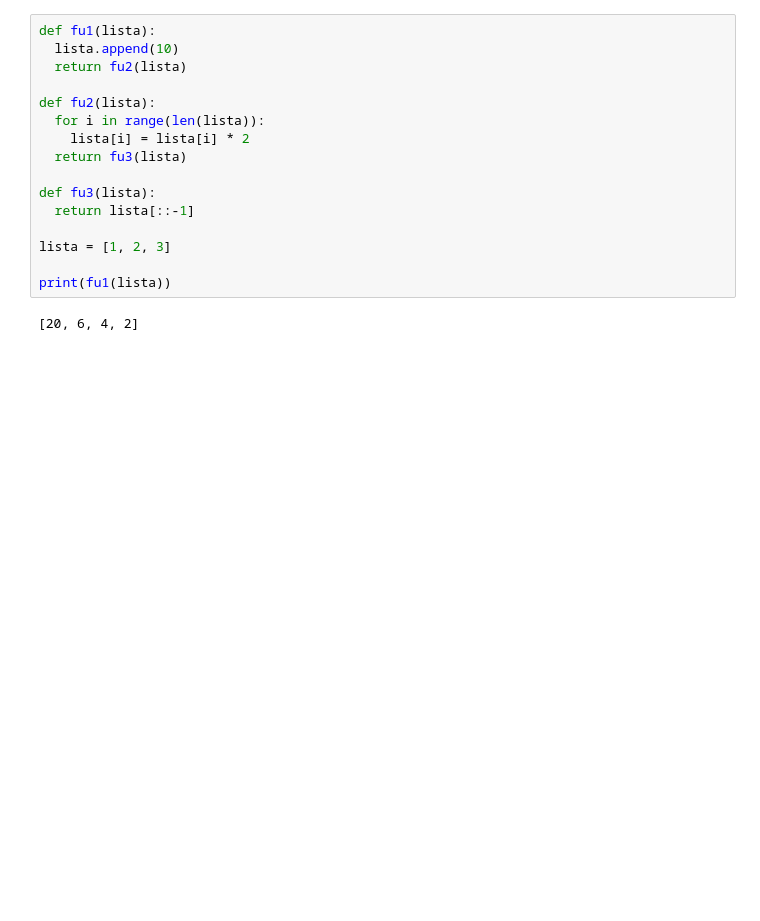
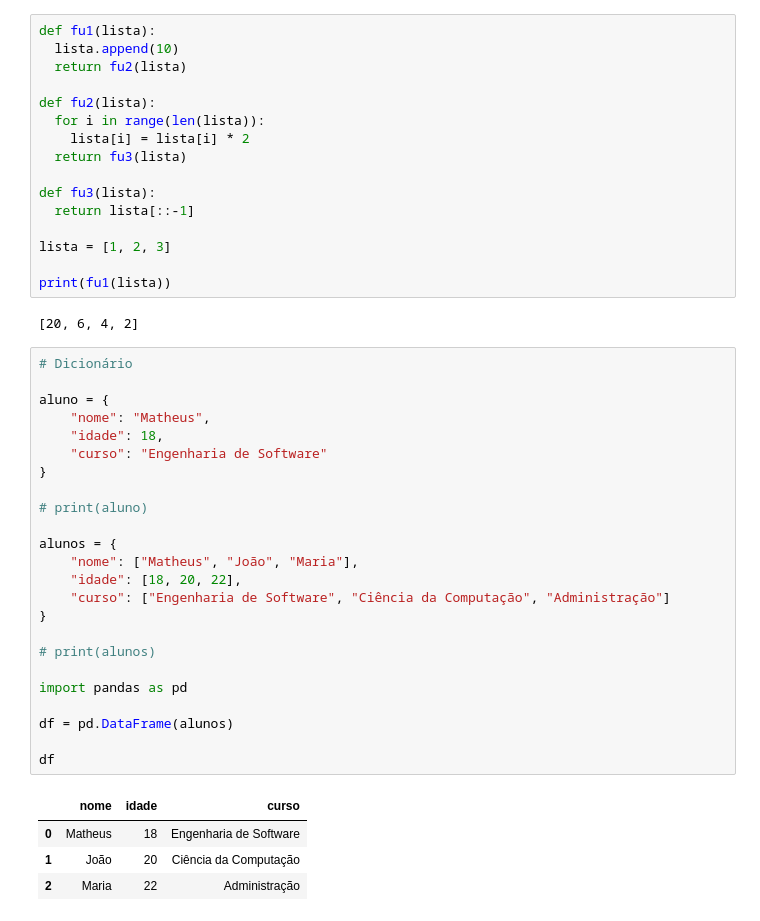
Before and after one commit to MatheusFVieira/Computational_Thinking_with_Python, a Jupyter notebook: Aula_13/Aula_13.ipynb, the cells around one changed output. Saved outputs shown, nothing was run; the diff lists cells and outputs as text; blank space fills up the shorter version.

```diff
--- a/Aula_13/Aula_13.ipynb
+++ b/Aula_13/Aula_13.ipynb
@@ -72,3 +72,32 @@ lista = [1, 2, 3]
 print(fu1(lista))
 # %% [output]
 [20, 6, 4, 2]
+# %%
+# Dicionário
+
+aluno = {
+    "nome": "Matheus",
+    "idade": 18,
+    "curso": "Engenharia de Software"
+}
+
+# print(aluno)
+
+alunos = {
+    "nome": ["Matheus", "João", "Maria"],
+    "idade": [18, 20, 22],
+    "curso": ["Engenharia de Software", "Ciência da Computação", "Administração"]
+}
+
+# print(alunos)
+
+import pandas as pd
+
+df = pd.DataFrame(alunos)
+
+df
+# %% [output]
+|  | nome | idade | curso |
+| 0 | Matheus | 18 | Engenharia de Software |
+| 1 | João | 20 | Ciência da Computação |
+| 2 | Maria | 22 | Administração |
```
Also changed, not shown: parts of 3 cells of this notebook.
